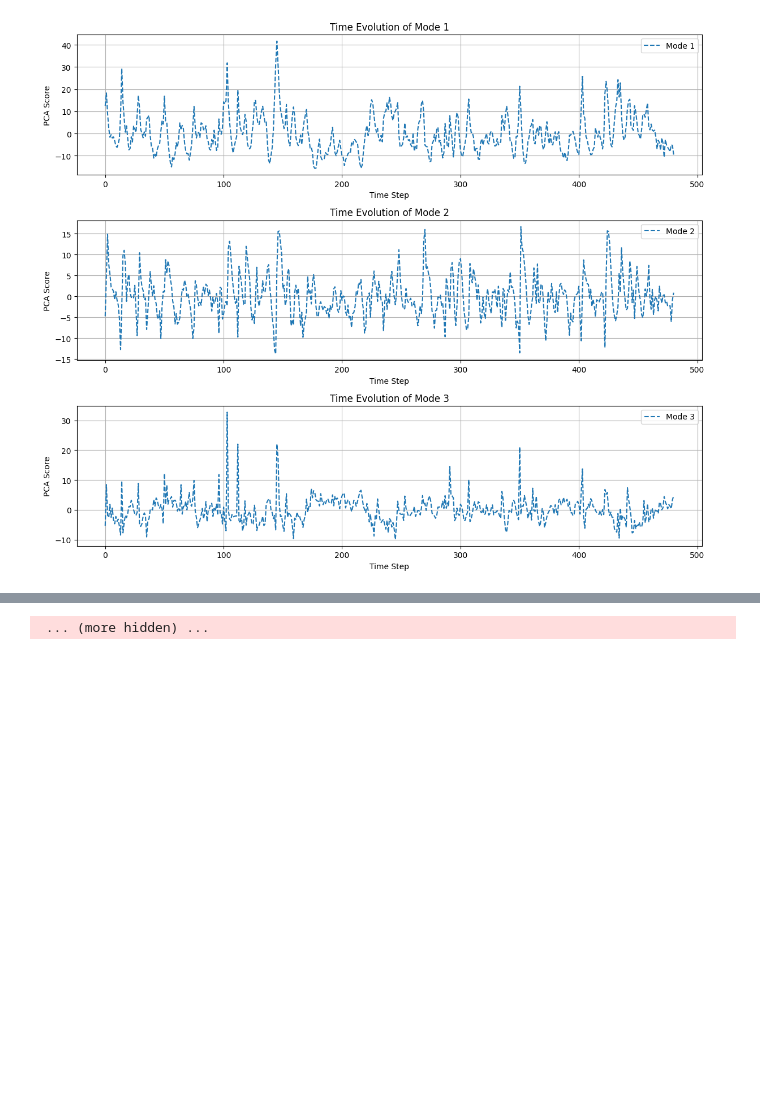
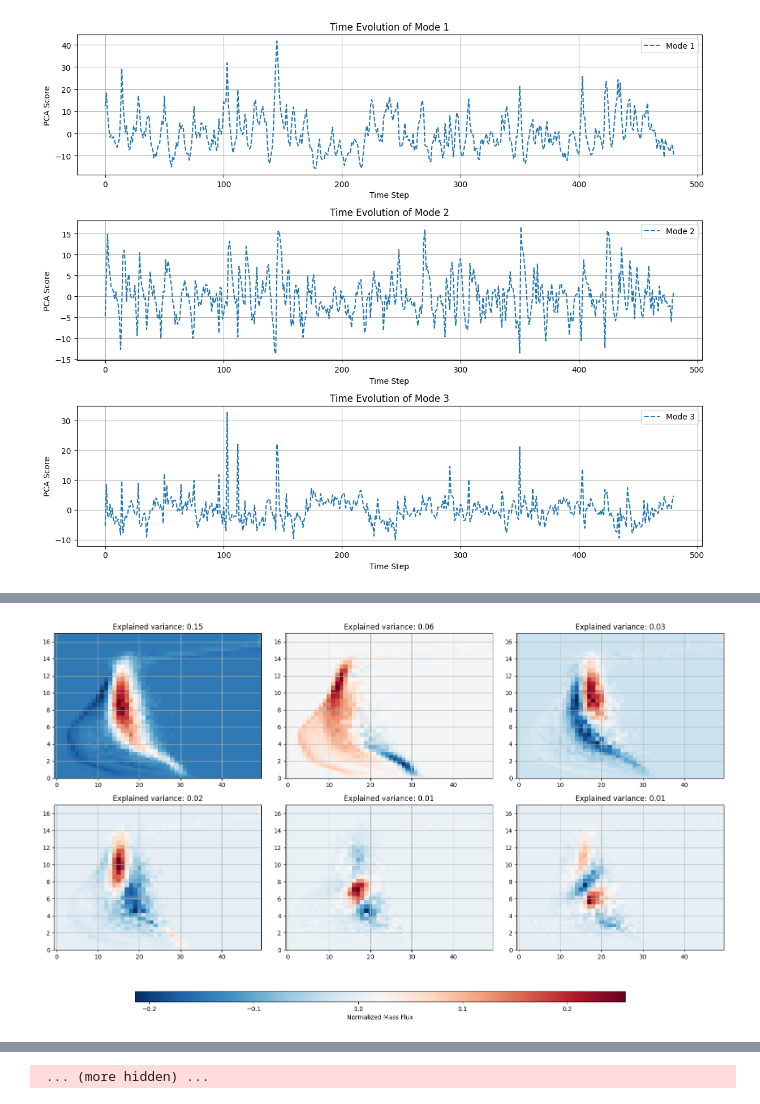
Before and after one commit to sososquirrel/DeepCloudLab, a Jupyter notebook: pySAMetrics/notebooks/isentropic_pca.ipynb, the cells around one changed output, grey strips where cells are left out. Saved outputs shown, nothing was run; the diff lists cells and outputs as text; code cells hidden in the pictures; blank space fills up the shorter version.

```diff
--- a/pySAMetrics/notebooks/isentropic_pca.ipynb
+++ b/pySAMetrics/notebooks/isentropic_pca.ipynb
@@ -192,0 +160,15 @@ plt.show()
+# %%
+array_isentropic_all=[]
+
+for i, simu in enumerate(simu_list):
+    new_variable = simu.dataset_isentropic.RHO_W.values  # Extract the new variabl
+    array_isentropic_all.append(new_variable)
+
+array_isentropic_all=np.array(array_isentropic_all)
+reshaped_data = array_isentropic_all.reshape(-1, 64, 50)
+# %%
+reshaped_data = np.nan_to_num(reshaped_data)
+mean_norm_data, std_norm_data = reshaped_data.mean(), reshaped_data.std()
+print('mean', 'std', reshaped_data.mean(), reshaped_data.std())
+reshaped_data = (reshaped_data - reshaped_data.mean()) / reshaped_data.std()  # Normalize data
+reshaped_data = reshaped_data.reshape((reshaped_data.shape[0], -1))
@@ -192,0 +177,64 @@ plt.show()
+# %%
+import math
+import matplotlib.pyplot as plt
+from matplotlib import ticker
+import numpy as np
+
+n_x, n_y = 64, 50
+
+# Step 4: Apply PCA
+n_components = 6
+pca = PCA(n_components=n_components)
+pca_result = pca.fit_transform(reshaped_data)
+
+# Access PCA results:
+explained_variance_ratio = pca.explained_variance_ratio_
+principal_components = pca.components_
+
+# Determine the number of rows and columns (maximum 3 plots per row)
+max_cols = 3
+n_rows = math.ceil(n_components / max_cols)
+
+# Create the subplots with the appropriate grid size
+fig, axes = plt.subplots(n_rows, max_cols, figsize=(16, n_rows * 4))
+
+# If we have only one row, turn axes into a 1D array
+if n_rows == 1:
+    axes = np.expand_dims(axes, axis=0)
+
+# Step 5: Visualize the spatial modes (only for valid points)
+for i in range(n_components):
+    # Calculate which row and column the current plot should go into
+    row = i // max_cols
+    col = i % max_cols
+
+    # Create an empty grid and fill valid points
+    spatial_mode = principal_components[i].reshape(n_x, n_y)
+
+    # Plot the contour on the correct axis
+    #im = axes[row, col].contourf(XX, YY, spatial_mode, 50, cmap='RdBu_r')
+    im = axes[row, col].pcolormesh(XX, YY, spatial_mode, cmap='RdBu_r')
+
+    axes[row, col].grid(True)
+    axes[row, col].set_ylim(0, 17)
+    axes[row, col].set_title(f'Explained variance: {explained_variance_ratio[i]:.2f}')
+
+# Hide any unused subplots
+for j in range(n_components, n_rows * max_cols):
+    fig.delaxes(axes.flatten()[j])
+
+# Add colorbar outside the plot (below)
+fig.subplots_adjust(bottom=0.2)  # Adjust the space at the bottom for the colorbar
+cbar_ax = fig.add_axes([0.15, -0.1, 0.7, 0.03])  # [left, bottom, width, height]
+cb = fig.colorbar(im, cax=cbar_ax, orientation='horizontal', aspect=110, shrink=0.5, pad=10)
+cb.set_label('Normalized Mass Flux')
+
+# Optionally adjust tick locator
+#tick_locator = ticker.MaxNLocator(nbins=5)
+#cb.locator = tick_locator
+#cb.update_ticks()
+
+plt.tight_layout()
+plt.show()
+# %% [output]
+[figure, added]
```
Also changed, not shown: parts of 10 cells of this notebook, 23 other files.
